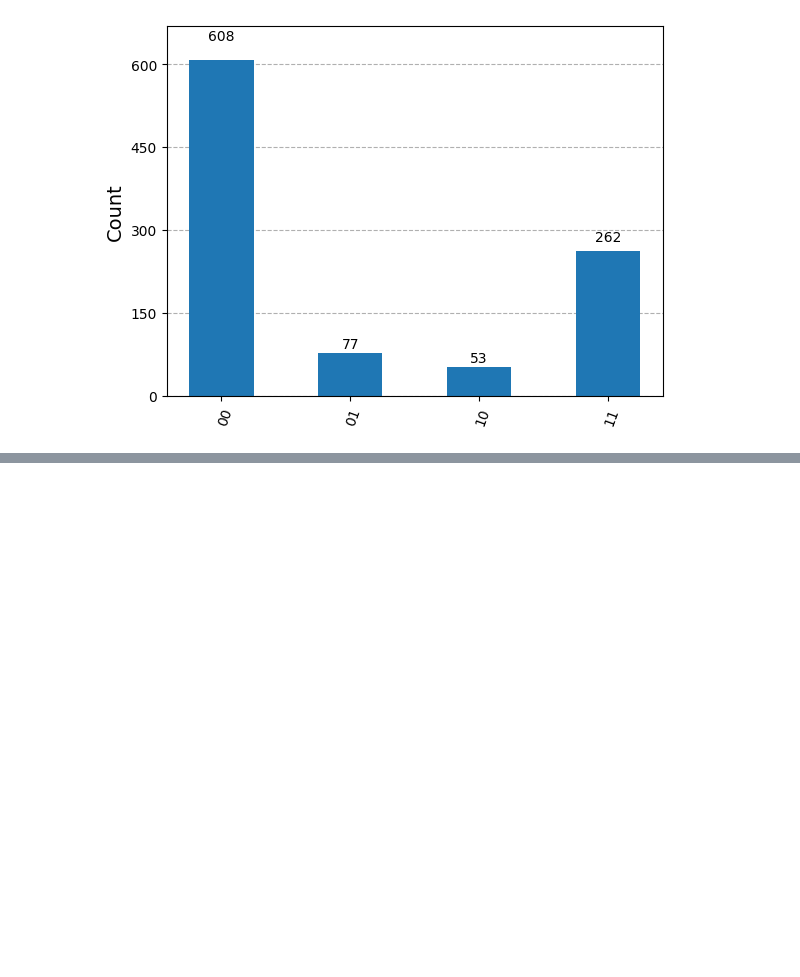
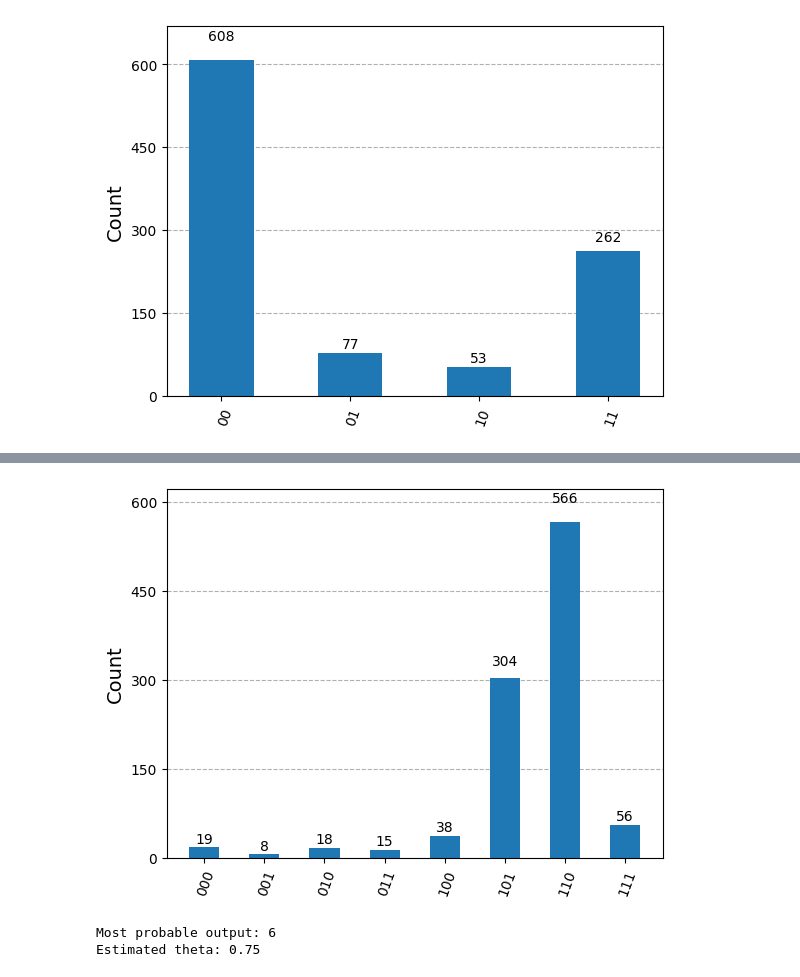
Before and after one commit to jerzyszyjut/quantum, a Jupyter notebook: notebooks/phase_estimation.ipynb, the cells around one changed output, grey strips where cells are left out. Drawn from its saved outputs; the diff is of its cells as text; code cells hidden in the pictures; blank space fills up the shorter version.

```diff
--- a/notebooks/phase_estimation.ipynb
+++ b/notebooks/phase_estimation.ipynb
@@ -79,0 +108,14 @@ display(plot_histogram(statistics))
+# %%
+result = AerSimulator().run(qc).result()
+statistics = result.get_counts()
+display(plot_histogram(statistics))
+# %% [output]
+[figure, added]
+# %%
+most_probable = int(max(statistics, key=statistics.get),2)
+
+print(f"Most probable output: {most_probable}")
+print(f"Estimated theta: {most_probable/2**(num_qubits - 1)}")
+# %% [output]
+Most probable output: 6
+Estimated theta: 0.75
```
Also changed, not shown: parts of 1 cell of this notebook.
